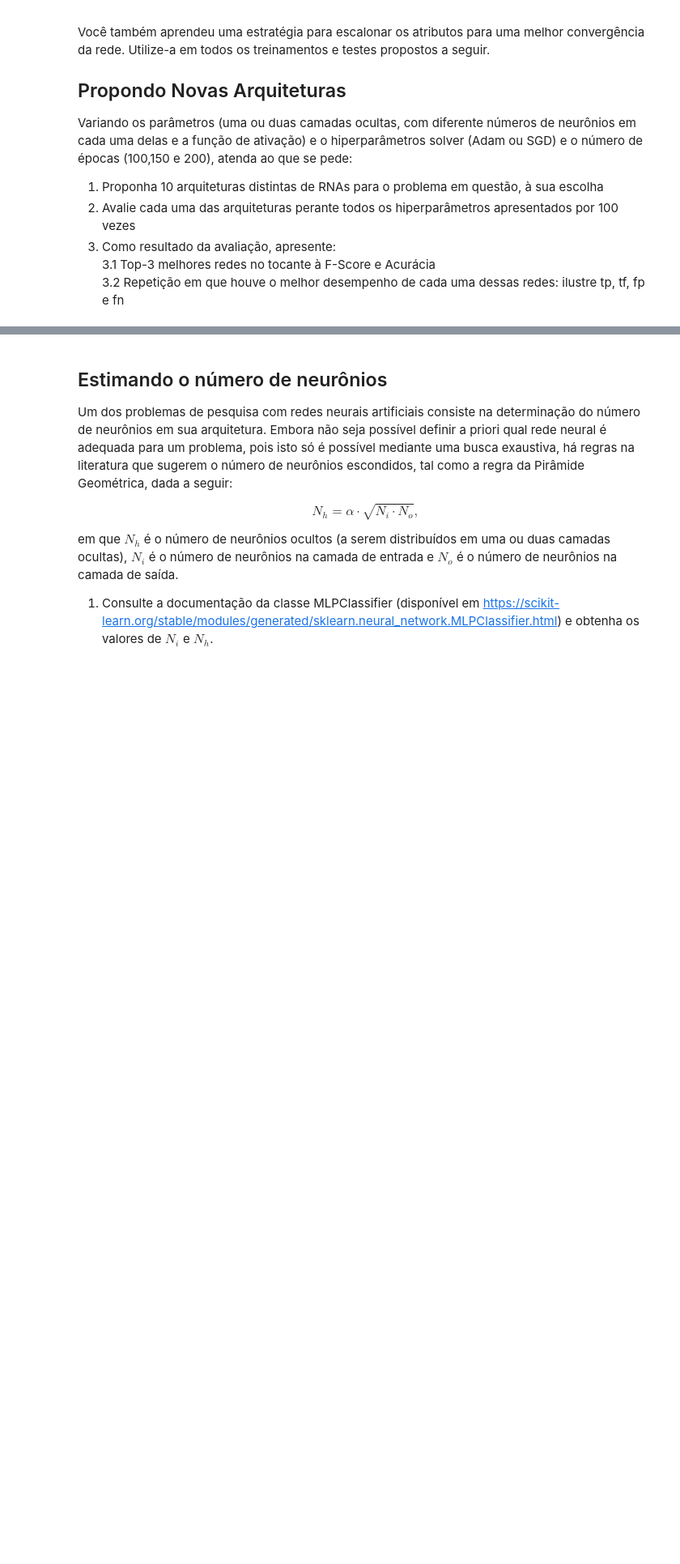
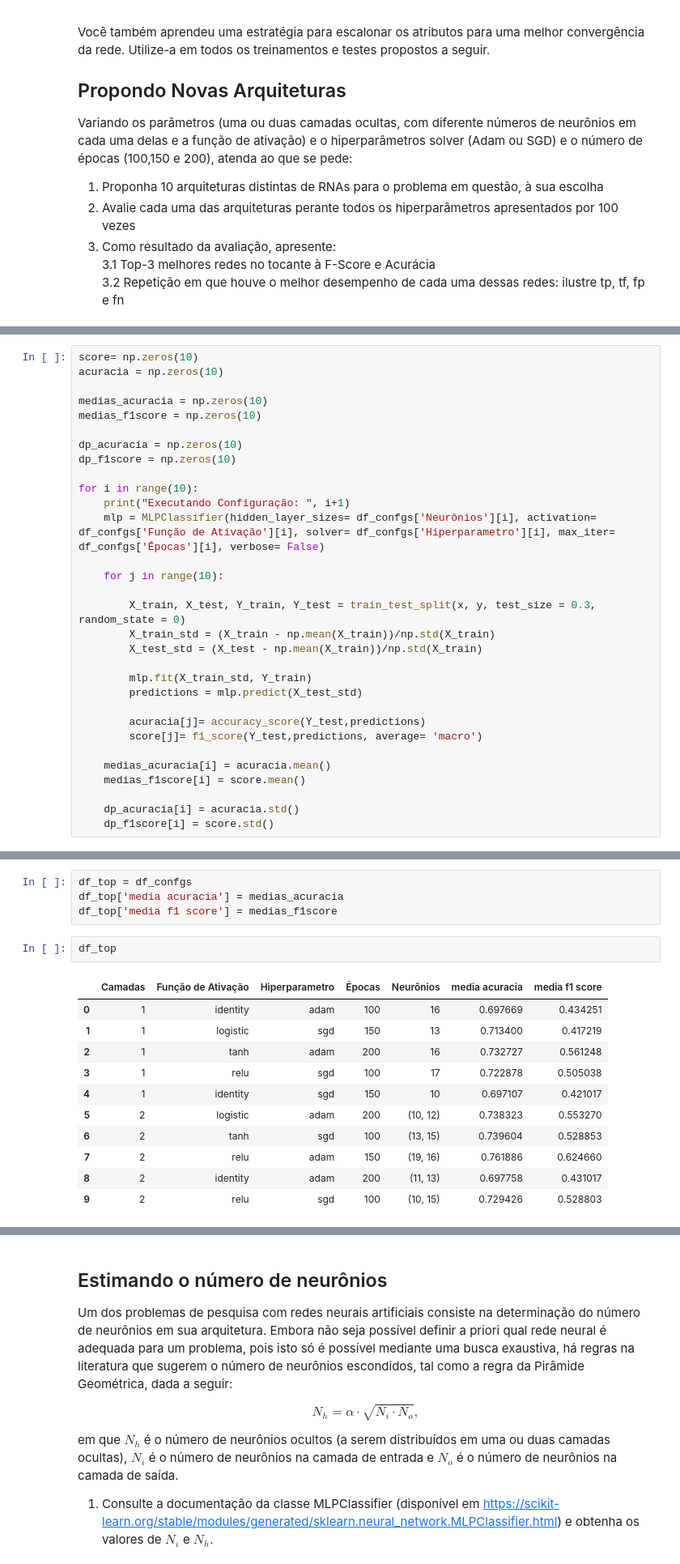
Before and after one commit to elloa-uea/projeto-pratico-3-ao-infinito-e-so, a Jupyter notebook: notebooks/PP3.3 - Proposição e Avaliação de RNAs.ipynb, the cells around one changed output, grey strips where cells are left out. Shown at 81% size. Cells and saved outputs as stored; diff of their text form; blank space fills up the shorter version.

```diff
--- a/notebooks/PP3.3 - Proposição e Avaliação de RNAs.ipynb
+++ b/notebooks/PP3.3 - Proposição e Avaliação de RNAs.ipynb
@@ -230,0 +266,31 @@ Variando  os parâmetros (uma ou duas camadas ocultas, com diferente números de
+# %%
+score= np.zeros(10)
+acuracia = np.zeros(10)
+
+medias_acuracia = np.zeros(10)
+medias_f1score = np.zeros(10)
+
+dp_acuracia = np.zeros(10)
+dp_f1score = np.zeros(10)
+
+for i in range(10):
+    print("Executando Configuração: ", i+1)
+    mlp = MLPClassifier(hidden_layer_sizes= df_confgs['Neurônios'][i], activation= df_confgs['Função de Ativação'][i], solver= df_confgs['Hiperparametro'][i], max_iter= df_confgs['Épocas'][i], verbose= False)
+
+    for j in range(10):
+
+        X_train, X_test, Y_train, Y_test = train_test_split(x, y, test_size = 0.3, random_state = 0)
+        X_train_std = (X_train - np.mean(X_train))/np.std(X_train)
+        X_test_std = (X_test - np.mean(X_train))/np.std(X_train)
+
+        mlp.fit(X_train_std, Y_train)
+        predictions = mlp.predict(X_test_std)
+
+        acuracia[j]= accuracy_score(Y_test,predictions)
+        score[j]= f1_score(Y_test,predictions, average= 'macro')
+
+    medias_acuracia[i] = acuracia.mean()
+    medias_f1score[i] = score.mean()
+
+    dp_acuracia[i] = acuracia.std()
+    dp_f1score[i] = score.std()
@@ -230,0 +308,18 @@ Variando  os parâmetros (uma ou duas camadas ocultas, com diferente números de
+# %%
+df_top = df_confgs
+df_top['media acuracia'] = medias_acuracia
+df_top['media f1 score'] = medias_f1score
+# %%
+df_top
+# %% [output]
+|  | Camadas | Função de Ativação | Hiperparametro | Épocas | Neurônios | media acuracia | media f1 score |
+| 0 | 1 | identity | adam | 100 | 16 | 0.697669 | 0.434251 |
+| 1 | 1 | logistic | sgd | 150 | 13 | 0.713400 | 0.417219 |
+| 2 | 1 | tanh | adam | 200 | 16 | 0.732727 | 0.561248 |
+| 3 | 1 | relu | sgd | 100 | 17 | 0.722878 | 0.505038 |
+| 4 | 1 | identity | sgd | 150 | 10 | 0.697107 | 0.421017 |
+| 5 | 2 | logistic | adam | 200 | (10, 12) | 0.738323 | 0.553270 |
+| 6 | 2 | tanh | sgd | 100 | (13, 15) | 0.739604 | 0.528853 |
+| 7 | 2 | relu | adam | 150 | (19, 16) | 0.761886 | 0.624660 |
+| 8 | 2 | identity | adam | 200 | (11, 13) | 0.697758 | 0.431017 |
+| 9 | 2 | relu | sgd | 100 | (10, 15) | 0.729426 | 0.528803 |
```
Also changed, not shown: parts of 13 cells of this notebook.
